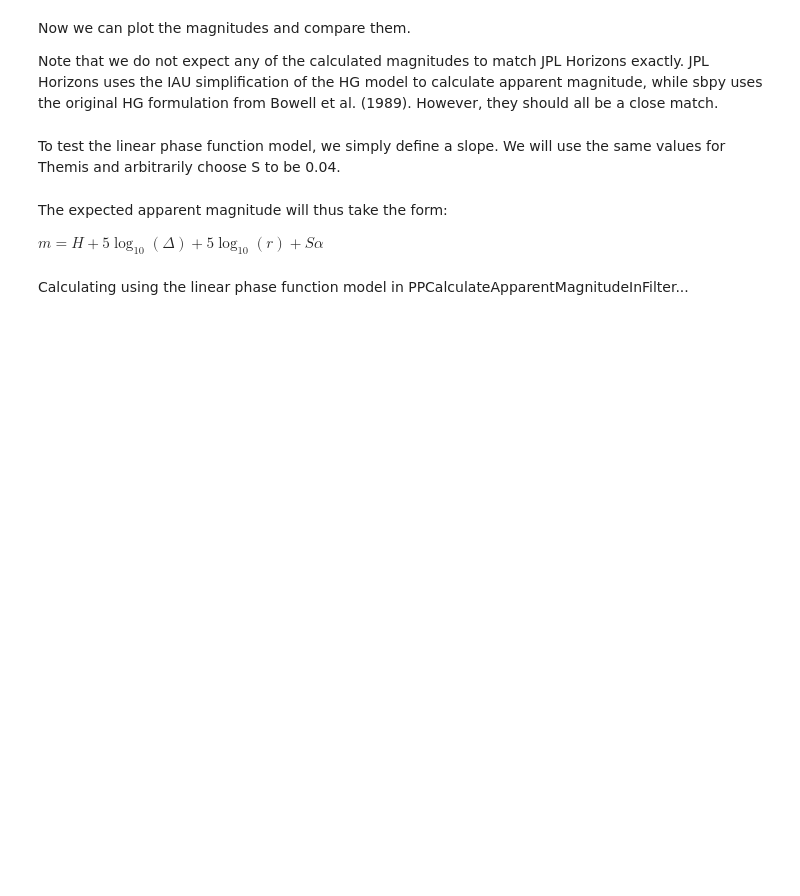
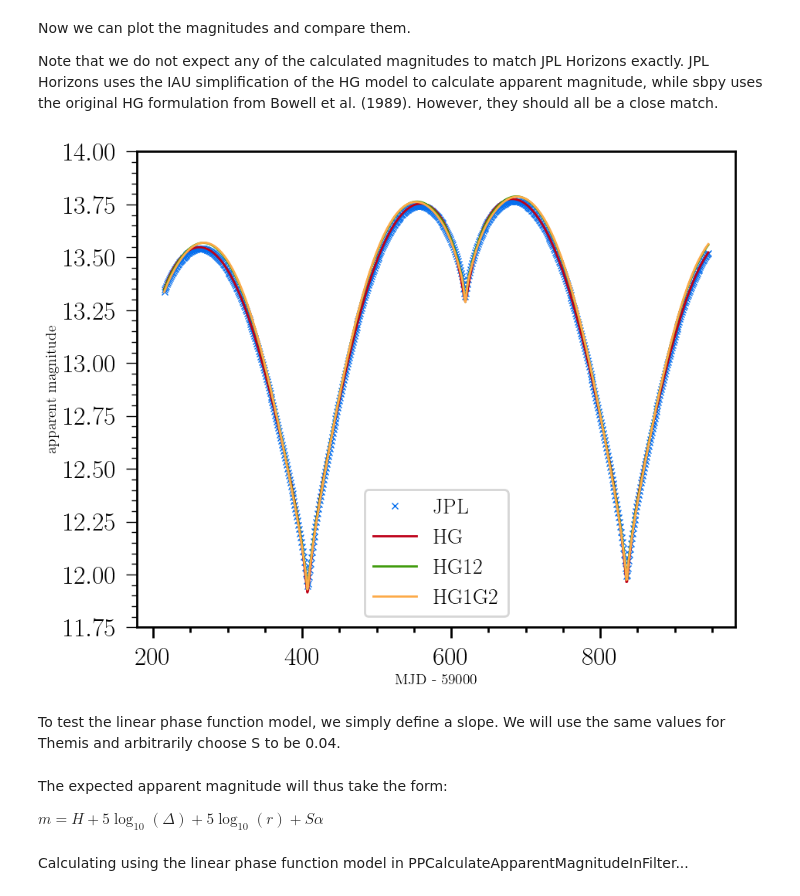
Before and after one commit to dirac-institute/sorcha, a Jupyter notebook: docs/notebooks/demo_ApparentMagnitudeValidation.ipynb, the cells around one changed output. Saved outputs shown, nothing was run; the diff lists cells and outputs as text; code cells hidden in the pictures; blank space fills up the shorter version.

```diff
--- a/docs/notebooks/demo_ApparentMagnitudeValidation.ipynb
+++ b/docs/notebooks/demo_ApparentMagnitudeValidation.ipynb
@@ -24,7 +38,7 @@ jpl_eph
 # %% [markdown]
 This needs to be turned into a form the function can understand. Values for G1, G2 and G12 are from Muinonen et al. (2010).
 # %%
-observations_df = pd.DataFrame({'MJD':jpl_eph['datetime_jd'],
+observations_df = pd.DataFrame({'MJD':jpl_eph['datetime_jd'] - 2_400_000.5,
                                 'H_filter': jpl_eph['H'],
                                 'GS': jpl_eph['G'],
                                 'G1': np.zeros(len(jpl_eph['G'])) + 0.62,
@@ -50,14 +92,17 @@ Now we can plot the magnitudes and compare them.
 Note that we do not expect any of the calculated magnitudes to match JPL Horizons exactly. JPL Horizons uses the IAU simplification of the HG model to calculate apparent magnitude, while sbpy uses the original HG formulation from Bowell et al. (1989). However, they should all be a close match.
 # %%
 fig, ax = plt.subplots(figsize=(10,8))
-ax.plot(observations_df["MJD"] - 2459000, observations_df["JPL_mag"], linestyle="", marker="x", label="JPL")
-ax.plot(observations_df["MJD"] - 2459000, observations_df["HG_mag"], label="HG")
-ax.plot(observations_df["MJD"] - 2459000, observations_df["HG12_mag"], label="HG12")
-ax.plot(observations_df["MJD"] - 2459000, observations_df["HG1G2_mag"], label="HG1G2")
+ax.plot(observations_df["MJD"] - 59000, observations_df["JPL_mag"], linestyle="", marker="x", label="JPL")
+ax.plot(observations_df["MJD"] - 59000, observations_df["HG_mag"], label="HG")
+ax.plot(observations_df["MJD"] - 59000, observations_df["HG12_mag"], label="HG12")
+ax.plot(observations_df["MJD"] - 59000, observations_df["HG1G2_mag"], label="HG1G2")
 ax.legend()
-ax.set_xlabel("MJD - 2459000")
+ax.set_xlabel("MJD - 59000")
 ax.set_ylabel("apparent magnitude")
 ax.set_ylim((11.75, 14))
+plt.show()
+# %% [output]
+[figure, added]
 # %% [markdown]
 To test the linear phase function model, we simply define a slope. We will use the same values for Themis and arbitrarily choose S to be 0.04.
 # %%
```
Also changed, not shown: parts of 4 cells of this notebook, 1 other file.
